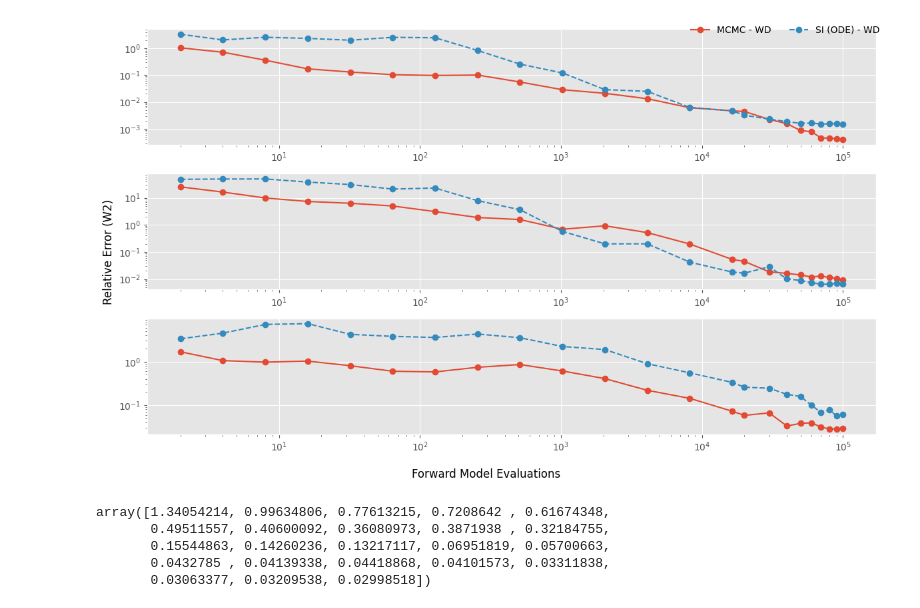
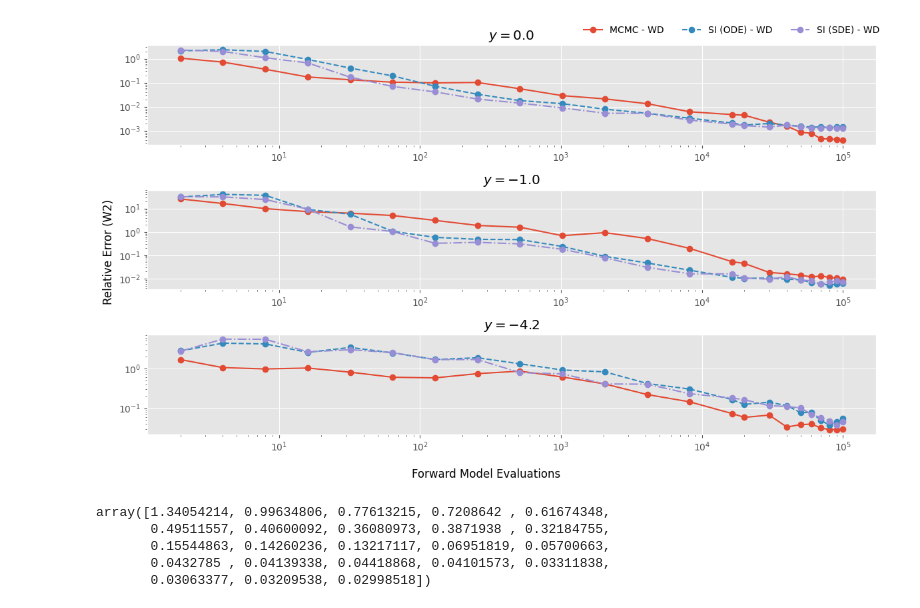
Before and after one commit to abjohnson117/TransportVsMcmcExperiments, a Jupyter notebook: banana/convergence_plots.ipynb, the cells around one changed output. Drawn from its saved outputs; the diff is of its cells as text; code cells hidden in the pictures.

```diff
--- a/banana/convergence_plots.ipynb
+++ b/banana/convergence_plots.ipynb
@@ -25,4 +23,5 @@ sde_mean_1 = df_sde.iloc[:, 1].to_numpy()
 # %%
+no_trials = 10
 ode_array_4 = np.zeros((no_trials, 23))
 for i in range(no_trials):
     ode_array_4[i, :] = np.load(f"converge_results_4/run_{i:02d}/nn_conv_wd_{i}.npy")
@@ -33,17 +32,17 @@ for i in range(no_trials):
     ode_array_0[i, :] = np.load(f"converge_results_0/run_{i:02d}/nn_conv_wd_{i}.npy")
 ode_mean_0 = np.mean(ode_array_0, axis=0)
 
-# ode_array_1 = np.zeros((no_trials, 23))
-# for i in range(no_trials):
-#     ode_array_1[i, :] = np.load(f"converge_results_banana/run_{i:02d}/nn_conv_wd_{i}.npy")
-# ode_mean_1 = np.mean(ode_array_1, axis=0)
-df_ode = pd.read_csv("ode_1_banana.csv")
-ode_mean_1 = df_ode.iloc[:, 1].to_numpy()
+ode_array_1 = np.zeros((no_trials, 23))
+for i in range(no_trials):
+    ode_array_1[i, :] = np.load(f"converge_results_banana/run_{i:02d}/nn_conv_wd_{i}.npy")
+ode_mean_1 = np.mean(ode_array_1, axis=0)
+# df_ode = pd.read_csv("ode_1_banana.csv")
+# ode_mean_1 = df_ode.iloc[:, 1].to_numpy()
 # %%
-# sde_array_4 = np.zeros((no_trials, 23))
-# for i in range(no_trials):
-#     sde_array_4[i, :] = np.load(f"converge_results_4_sde/run_{i:02d}/nn_conv_wd_{i}.npy")
-# sde_mean_4 = np.mean(sde_array_4, axis=0)
+sde_array_4 = np.zeros((no_trials, 23))
+for i in range(no_trials):
+    sde_array_4[i, :] = np.load(f"converge_results_4_sde/run_{i:02d}/nn_conv_wd_{i}.npy")
+sde_mean_4 = np.mean(sde_array_4, axis=0)
 
 sde_array_0 = np.zeros((no_trials, 23))
 for i in range(no_trials):
@@ -58,37 +57,40 @@ sde_mean_1 = np.mean(sde_array_1, axis=0)
 fig, ax = plt.subplots(3, 1, figsize=(12,7))
 
 ax[0].plot(sample_no_list, mcmc_0, marker="o", label="MCMC - WD")
 ax[0].plot(sample_no_list, ode_mean_0, marker="o", linestyle="dashed", label="SI (ODE) - WD")
-# ax[0].plot(sample_no_list, sde_mean_0, marker="o", linestyle="dotted", label="SI (SDE) - WD")
+ax[0].plot(sample_no_list, sde_mean_0, marker="o", linestyle="dashdot", label="SI (SDE) - WD")
 ax[0].set_xscale("log")
 ax[0].set_yscale("log")
+ax[0].set_title(r"$y = 0.0$")
 
 ax[1].plot(sample_no_list, mcmc_1, marker="o")
 ax[1].plot(sample_no_list, ode_mean_1, marker="o", linestyle="dashed")
-# ax[1].plot(sample_no_list, sde_mean_1, marker="o", linestyle="dotted")
+ax[1].plot(sample_no_list, sde_mean_1, marker="o", linestyle="dashdot")
 ax[1].set_xscale("log")
 ax[1].set_yscale("log")
+ax[1].set_title(r"$y = -1.0$")
 
 ax[2].plot(sample_no_list, mcmc_4, marker="o")
 ax[2].plot(sample_no_list, ode_mean_4, marker="o", linestyle="dashed")
-# ax[2].plot(sample_no_list, sde_mean_4, marker="o", linestyle="dotted")
+ax[2].plot(sample_no_list, sde_mean_4, marker="o", linestyle="dashdot")
 ax[2].set_xscale("log")
 ax[2].set_yscale("log")
+ax[2].set_title(r"$y = -4.2$")
 
 fig.supylabel("Relative Error (W2)")
 fig.supxlabel("Forward Model Evaluations")
 handles, labels = ax[0].get_legend_handles_labels()
 fig.legend(
     handles,
     labels,
     loc="upper right",
     ncol=3,
     frameon=False
 )
 
 plt.tight_layout()
 # %% [output]
-[figure, old version]
+[figure, new version]
 # %%
 mcmc_4
 # %% [output]
```
Also changed, not shown: parts of 1 cell of this notebook, 22 other files.
